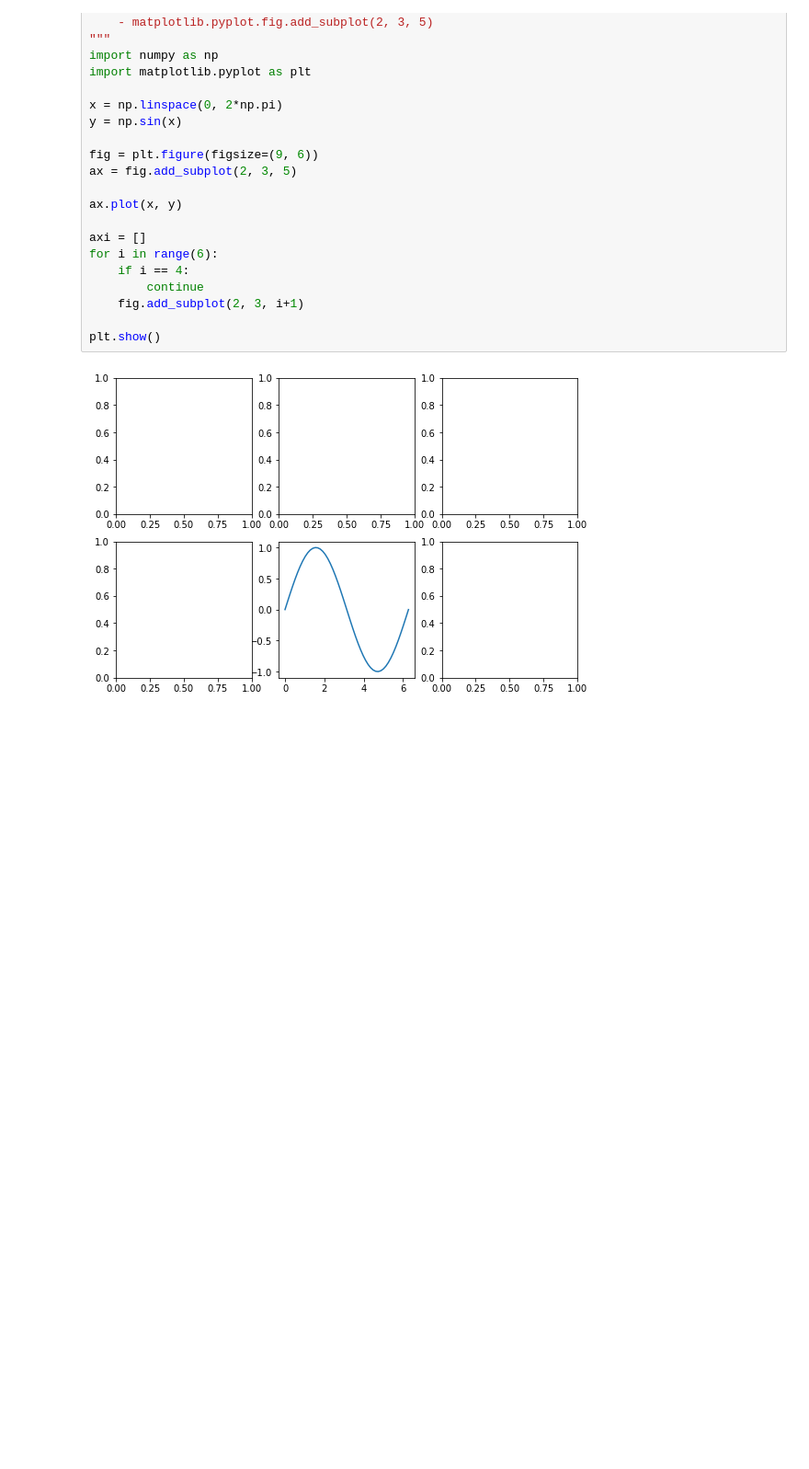
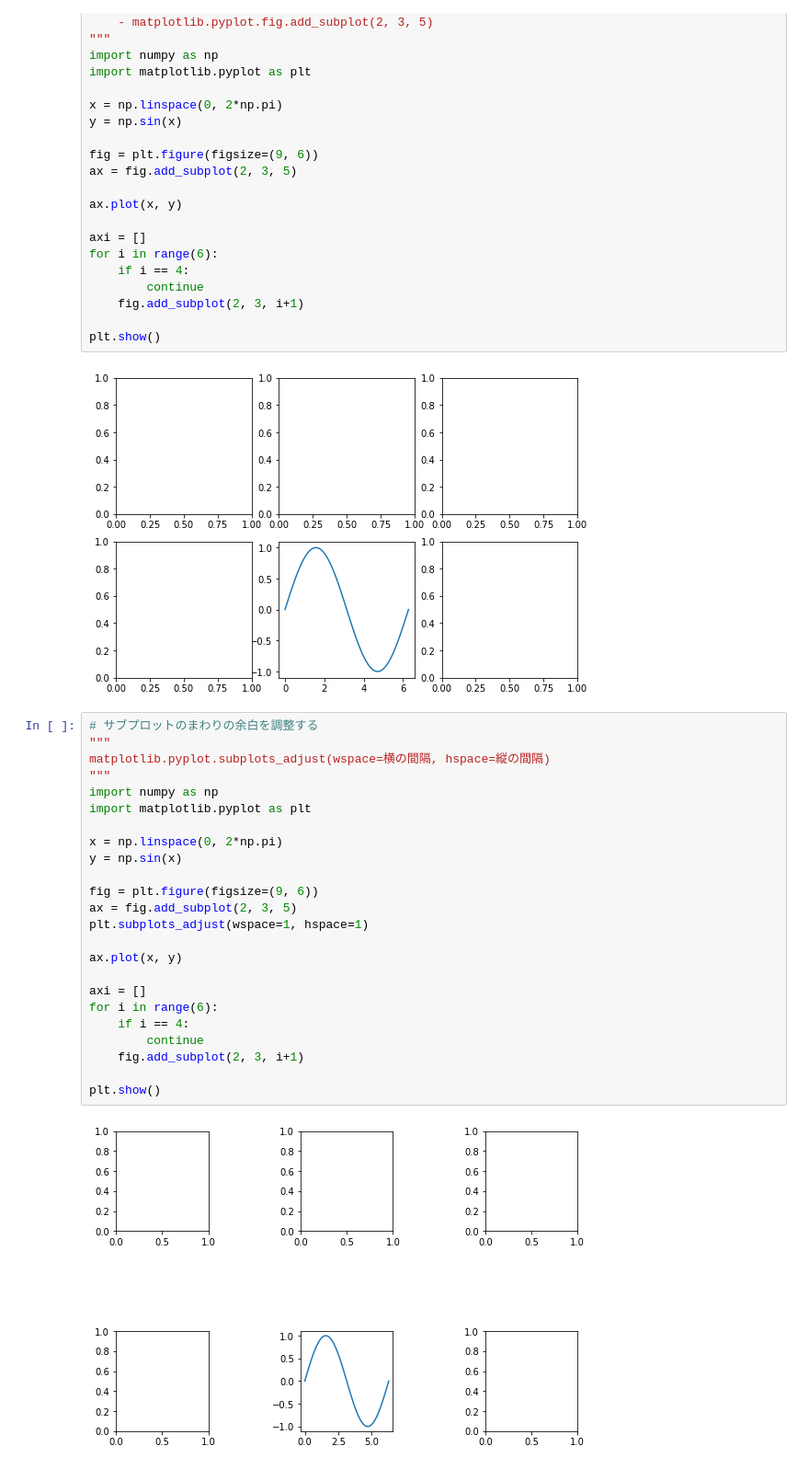
Before and after one commit to aki-06/AI_Academy, a Jupyter notebook: 20180219_Matplotlib.ipynb, the cells around one changed output. Shown at 92% size. Drawn from its saved outputs; the diff is of its cells as text; blank space fills up the shorter version.

Commit message:
サブプロットのまわりの余白を調整する

```diff
--- a/20180219_Matplotlib.ipynb
+++ b/20180219_Matplotlib.ipynb
@@ -291,3 +291,29 @@ for i in range(6):
 plt.show()
 # %% [output]
 [figure]
+# %%
+# サブプロットのまわりの余白を調整する
+"""
+matplotlib.pyplot.subplots_adjust(wspace=横の間隔, hspace=縦の間隔)
+"""
+import numpy as np
+import matplotlib.pyplot as plt
+
+x = np.linspace(0, 2*np.pi)
+y = np.sin(x)
+
+fig = plt.figure(figsize=(9, 6))
+ax = fig.add_subplot(2, 3, 5)
+plt.subplots_adjust(wspace=1, hspace=1)
+
+ax.plot(x, y)
+
+axi = []
+for i in range(6):
+    if i == 4:
+        continue
+    fig.add_subplot(2, 3, i+1)
+
+plt.show()
+# %% [output]
+[figure, added]
```
